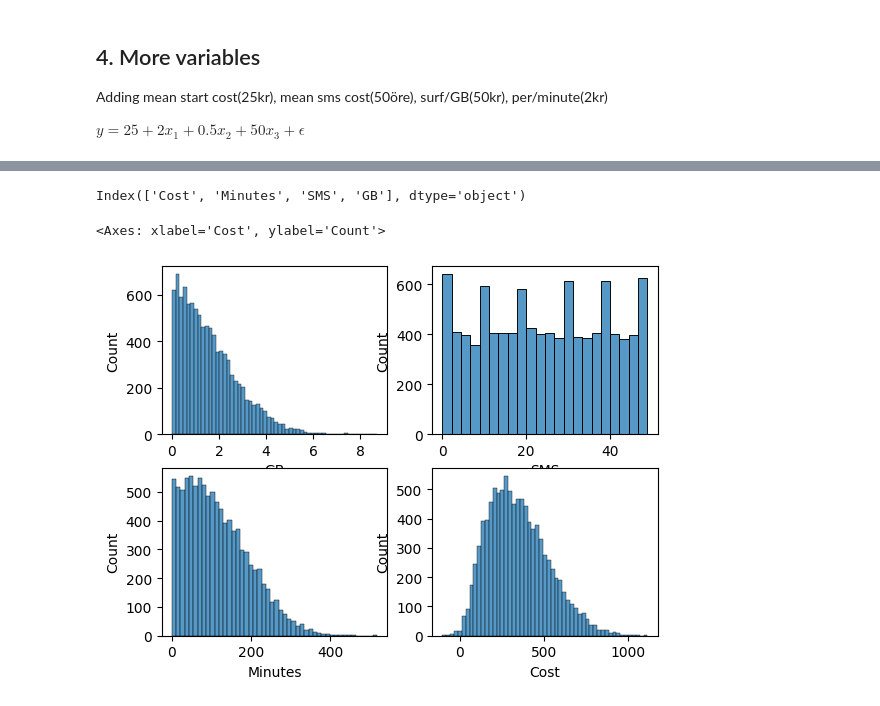
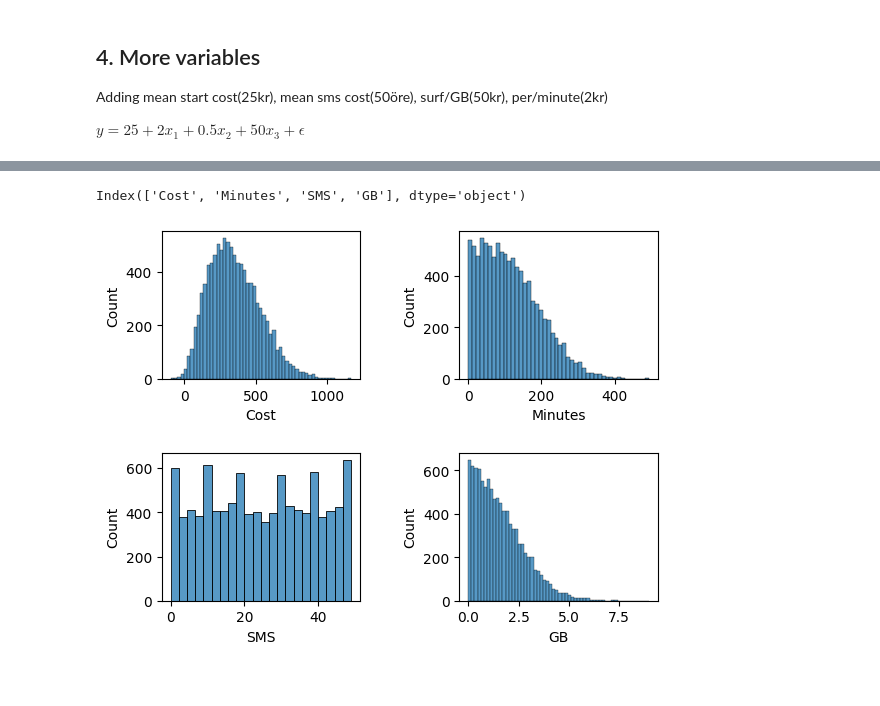
Before and after one commit to Crudeerz/ML-Rasmus-Berghall, a Jupyter notebook: Exercises/E00_answers.ipynb, the cells around one changed output, grey strips where cells are left out. Saved outputs shown, nothing was run; the diff lists cells and outputs as text; code cells hidden in the pictures.

```diff
--- a/Exercises/E00_answers.ipynb
+++ b/Exercises/E00_answers.ipynb
@@ -214,16 +216,14 @@ memory usage: 351.7 KB
-# %%
-plot_cols = df.columns[1:]
-print(plot_cols)
-fig, axs = plt.subplots(2,2)
-
-sns.histplot(df["GB"], ax=axs[0,0])
-sns.histplot(df["SMS"], ax=axs[0,1])
-sns.histplot(df["Minutes"], ax=axs[1,0])
-sns.histplot(df["Cost"], ax=axs[1,1])
-# %% [output]
-Index(['Cost', 'Minutes', 'SMS', 'GB'], dtype='object')
-<Axes: xlabel='Cost', ylabel='Count'>
-[figure, removed]
+# %%
+plot_cols = df.columns[1:]
+print(plot_cols)
+
+plt.subplots_adjust(hspace=0.5, wspace=0.5)
+for i, col in enumerate(plot_cols):
+    ax = plt.subplot(2, 2, i + 1)
+    sns.histplot(data=df, x=df[col], ax=ax)
+# %% [output]
+Index(['Cost', 'Minutes', 'SMS', 'GB'], dtype='object')
+[figure, added]
 # %%
 df1 = df.query("Cost > 0" and "GB < 4" and "Minutes < 300")
 df1.head()
```
Also changed, not shown: parts of 15 cells of this notebook.
